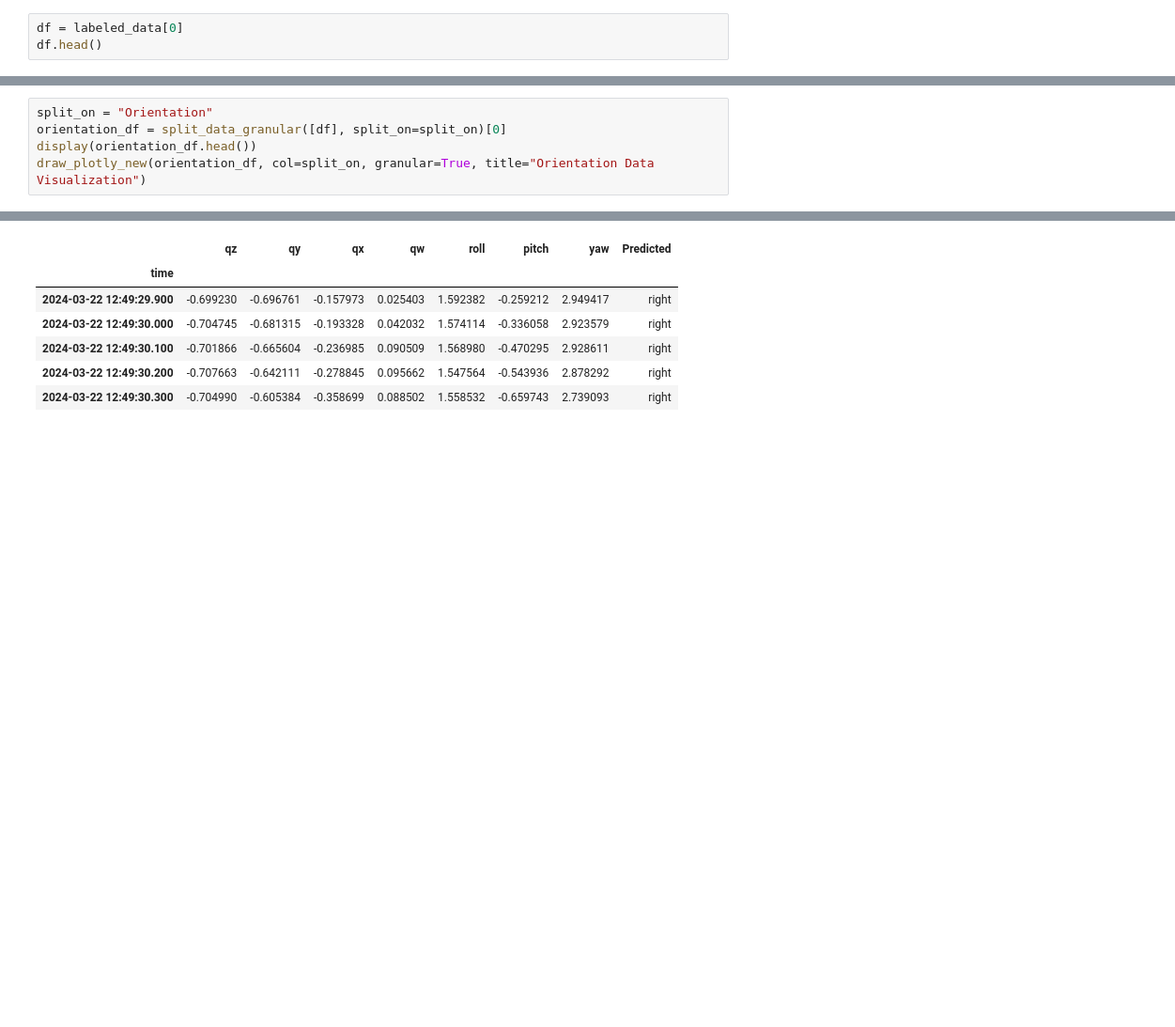
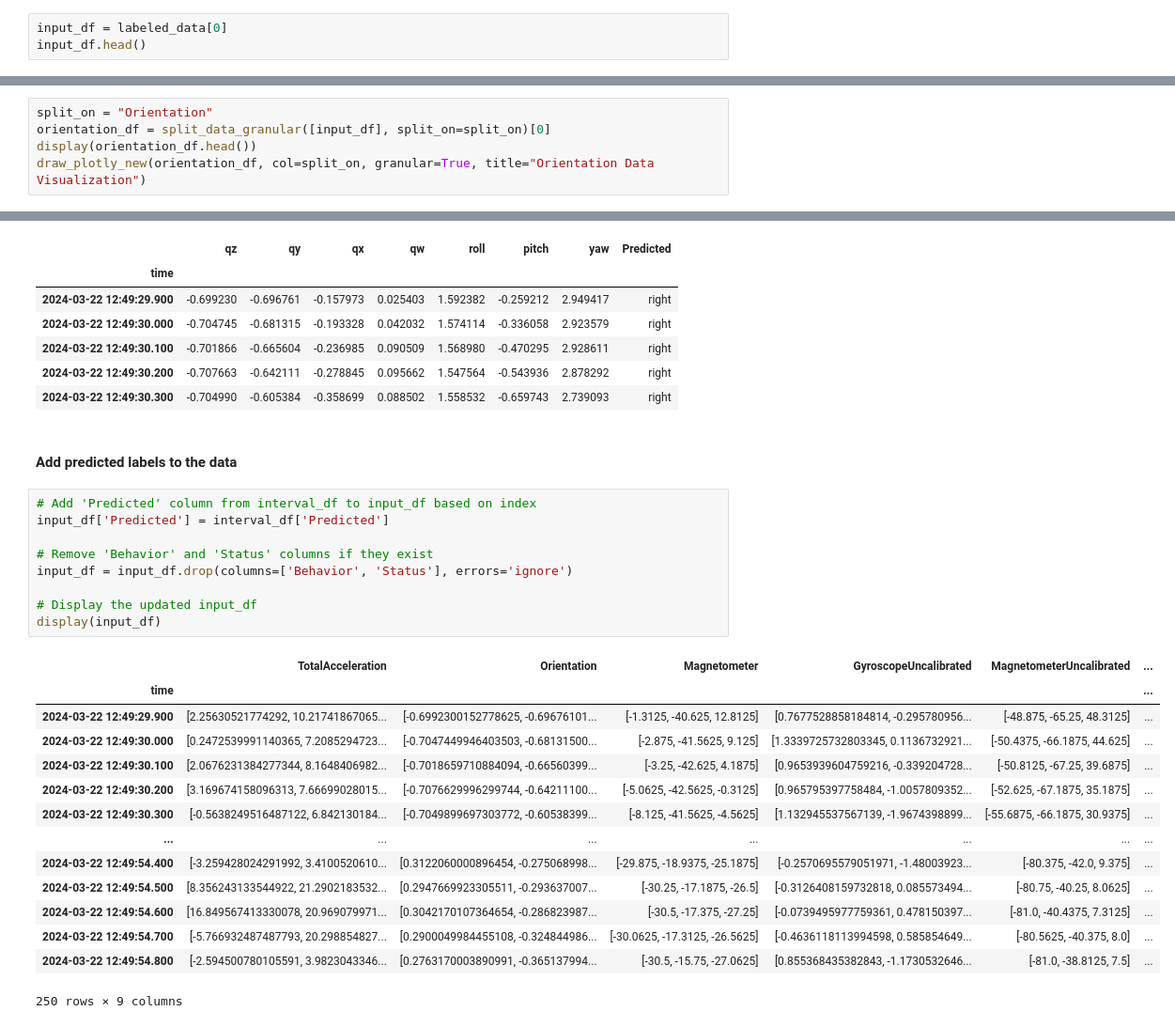
Before and after one commit to krob2610/SkiTurnDetection, a Jupyter notebook: demos/demo_2.ipynb, the cells around one changed output, grey strips where cells are left out. Shown at 94% size. Saved outputs shown, nothing was run; the diff lists cells and outputs as text; blank space fills up the shorter version.

Commit message:
merge predicted values to input df at the end of demo

```diff
--- a/demos/demo_2.ipynb
+++ b/demos/demo_2.ipynb
@@ -43,8 +43,8 @@ Processing: /Users/kuba/iccs/data/turns/huawei_mate/2024-03-17/8.csv
 # %% [markdown]
 #### Lets select single run
 # %%
-df = labeled_data[0]
-df.head()
+input_df = labeled_data[0]
+input_df.head()
 # %% [output]
 |  | TotalAcceleration | Orientation | Magnetometer | GyroscopeUncalibrated | MagnetometerUncalibrated | ... |
 | time |  |  |  |  |  | ... |
@@ -57,7 +57,7 @@ df.head()
 #### Get just orientation data
 # %%
 split_on = "Orientation"
-orientation_df = split_data_granular([df], split_on=split_on)[0]
+orientation_df = split_data_granular([input_df], split_on=split_on)[0]
 display(orientation_df.head())
 draw_plotly_new(orientation_df, col=split_on, granular=True, title="Orientation Data Visualization")
 # %% [output]
@@ -161,3 +161,29 @@ plot_predicted_transitions(interval_df)
 | 2024-03-22 12:49:30.100 | -0.701866 | -0.665604 | -0.236985 | 0.090509 | 1.568980 | -0.470295 | 2.928611 | right |
 | 2024-03-22 12:49:30.200 | -0.707663 | -0.642111 | -0.278845 | 0.095662 | 1.547564 | -0.543936 | 2.878292 | right |
 | 2024-03-22 12:49:30.300 | -0.704990 | -0.605384 | -0.358699 | 0.088502 | 1.558532 | -0.659743 | 2.739093 | right |
+# %% [markdown]
+#### Add predicted labels to the data
+# %%
+# Add 'Predicted' column from interval_df to input_df based on index
+input_df['Predicted'] = interval_df['Predicted']
+
+# Remove 'Behavior' and 'Status' columns if they exist
+input_df = input_df.drop(columns=['Behavior', 'Status'], errors='ignore')
+
+# Display the updated input_df
+display(input_df)
+# %% [output]
+|  | TotalAcceleration | Orientation | Magnetometer | GyroscopeUncalibrated | MagnetometerUncalibrated | ... |
+| time |  |  |  |  |  | ... |
+| 2024-03-22 12:49:29.900 | [2.25630521774292, 10.21741867065... | [-0.6992300152778625, -0.69676101... | [-1.3125, -40.625, 12.8125] | [0.7677528858184814, -0.295780956... | [-48.875, -65.25, 48.3125] | ... |
+| 2024-03-22 12:49:30.000 | [0.2472539991140365, 7.2085294723... | [-0.7047449946403503, -0.68131500... | [-2.875, -41.5625, 9.125] | [1.3339725732803345, 0.1136732921... | [-50.4375, -66.1875, 44.625] | ... |
+| 2024-03-22 12:49:30.100 | [2.0676231384277344, 8.1648406982... | [-0.7018659710884094, -0.66560399... | [-3.25, -42.625, 4.1875] | [0.9653939604759216, -0.339204728... | [-50.8125, -67.25, 39.6875] | ... |
+| 2024-03-22 12:49:30.200 | [3.169674158096313, 7.66699028015... | [-0.7076629996299744, -0.64211100... | [-5.0625, -42.5625, -0.3125] | [0.965795397758484, -1.0057809352... | [-52.625, -67.1875, 35.1875] | ... |
+| 2024-03-22 12:49:30.300 | [-0.5638249516487122, 6.842130184... | [-0.7049899697303772, -0.60538399... | [-8.125, -41.5625, -4.5625] | [1.132945537567139, -1.9674398899... | [-55.6875, -66.1875, 30.9375] | ... |
+| ... | ... | ... | ... | ... | ... | ... |
+| 2024-03-22 12:49:54.400 | [-3.259428024291992, 3.4100520610... | [0.3122060000896454, -0.275068998... | [-29.875, -18.9375, -25.1875] | [-0.2570695579051971, -1.48003923... | [-80.375, -42.0, 9.375] | ... |
+| 2024-03-22 12:49:54.500 | [8.356243133544922, 21.2902183532... | [0.2947669923305511, -0.293637007... | [-30.25, -17.1875, -26.5] | [-0.3126408159732818, 0.085573494... | [-80.75, -40.25, 8.0625] | ... |
+| 2024-03-22 12:49:54.600 | [16.849567413330078, 20.969079971... | [0.3042170107364654, -0.286823987... | [-30.5, -17.375, -27.25] | [-0.0739495977759361, 0.478150397... | [-81.0, -40.4375, 7.3125] | ... |
+| 2024-03-22 12:49:54.700 | [-5.766932487487793, 20.298854827... | [0.2900049984455108, -0.324844986... | [-30.0625, -17.3125, -26.5625] | [-0.4636118113994598, 0.585854649... | [-80.5625, -40.375, 8.0] | ... |
+| 2024-03-22 12:49:54.800 | [-2.594500780105591, 3.9823043346... | [0.2763170003890991, -0.365137994... | [-30.5, -15.75, -27.0625] | [0.855368435382843, -1.1730532646... | [-81.0, -38.8125, 7.5] | ... |
+250 rows × 9 columns
```
